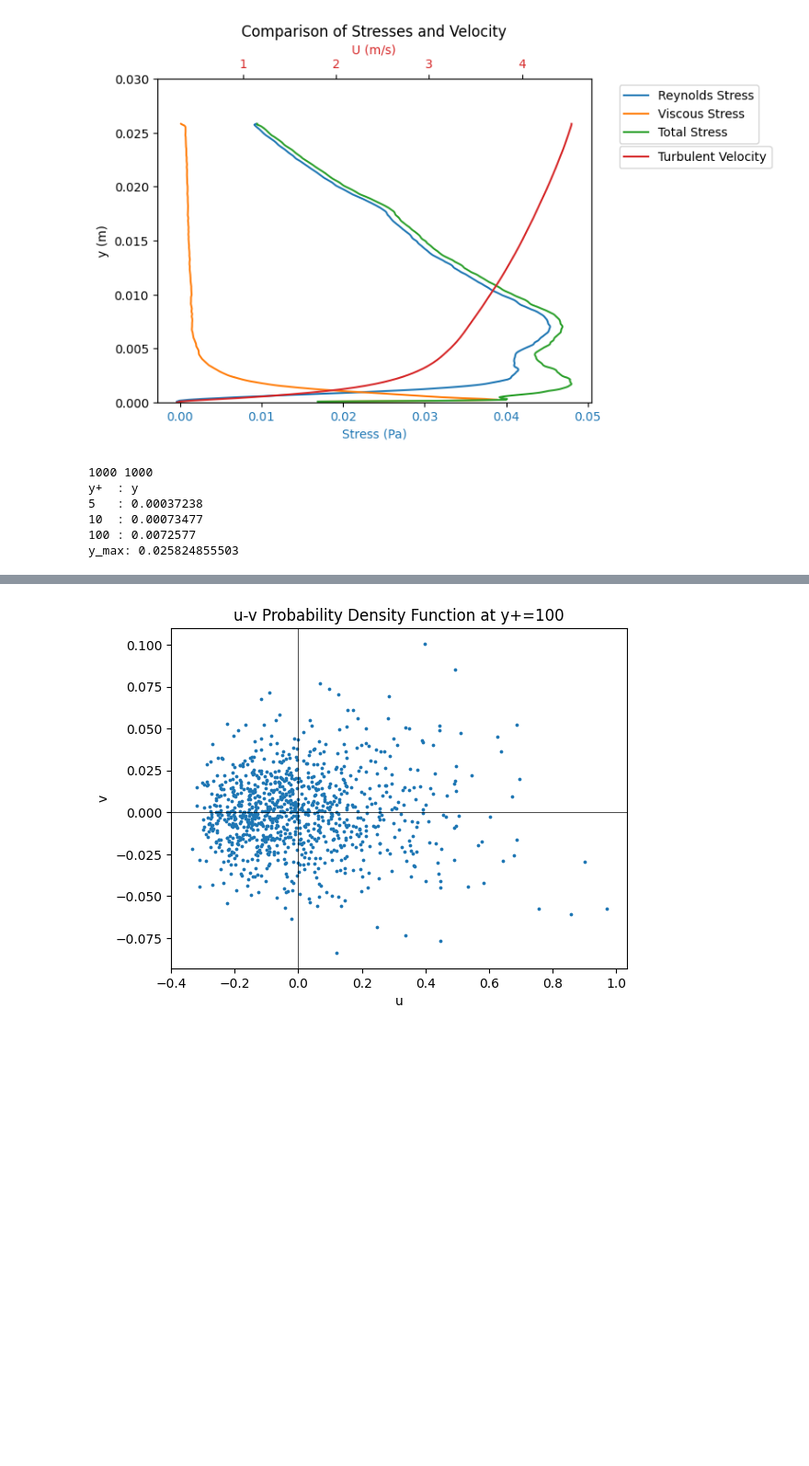
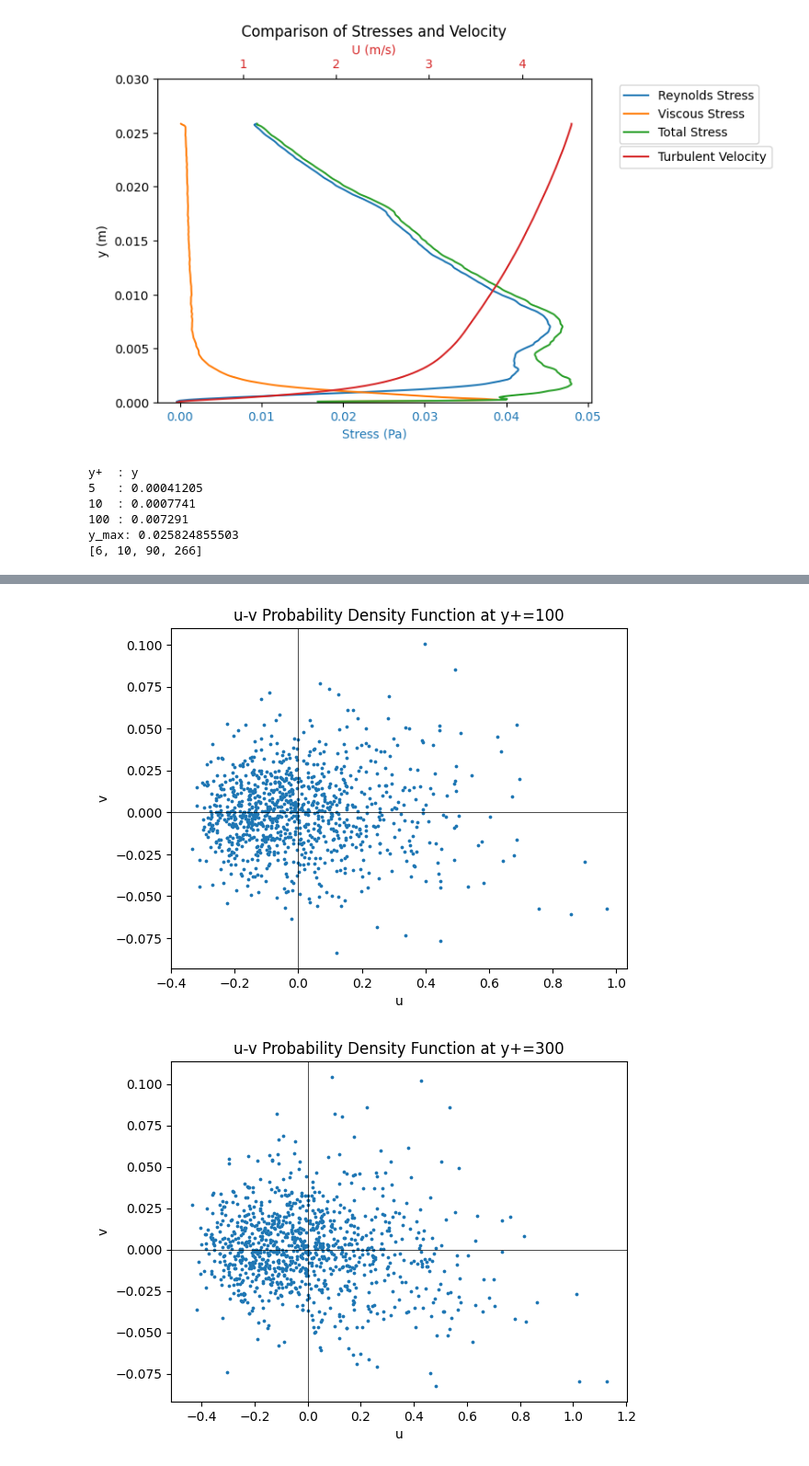
Before and after one commit to Jagardiner97/Boundary-Layers, a Jupyter notebook: Boundary Layers/BL Final Project/turbulent-characterization.ipynb, the cells around one changed output, grey strips where cells are left out. Shown: that part at 92% size. Drawn from its saved outputs; the diff is of its cells as text; code cells hidden in the pictures; blank space fills up the shorter version.

```diff
--- a/Boundary Layers/BL Final Project/turbulent-characterization.ipynb
+++ b/Boundary Layers/BL Final Project/turbulent-characterization.ipynb
@@ -415,40 +439,42 @@ def pdf_plot(u_prime, v_prime, index, y_plus_val):
     return [tl, tr, br, bl]
 # %%
 # Create Fig. 1b
-y_plus_list = [5, 10, 100]
+y_plus_list = [5, 10, 100, 300]
 pdf_y = []
 for yplus in y_plus_list:
     pdf_y.append(y_plus_to_y(yplus, u_tau_opt, nu, y_0_opt))
 print("y+  : y")
 print(f"5   : {pdf_y[0]:0.5}")
 print(f"10  : {pdf_y[1]:0.5}")
 print(f"100 : {pdf_y[2]:0.5}")
 print("y_max:", y[-1])
 
 # Find the indexes to plot
 j = 0
 pdf_index = []
 for i in range(len(y)):
     if j >= len(pdf_y):
         break
     elif y[i] > pdf_y[j]:
         pdf_index.append(i)
         j += 1
 
+print(pdf_index)
 # Plot at the y+ values
 count = []
 for plot_num in range(len(pdf_index)):
     count.append(pdf_plot(u_prime, v_prime, plot_num, y_plus_list[plot_num]))
 # %% [output]
-1000 1000
 y+  : y
-5   : 0.00037238
-10  : 0.00073477
-100 : 0.0072577
+5   : 0.00041205
+10  : 0.0007741
+100 : 0.007291
 y_max: 0.025824855503
+[6, 10, 90, 266]
 [figure]
 [figure]
 [figure]
+[figure, added]
 # %%
 for i in range(len(pdf_index)):
     counts = count[i]
```
Also changed, not shown: parts of 5 cells of this notebook.
